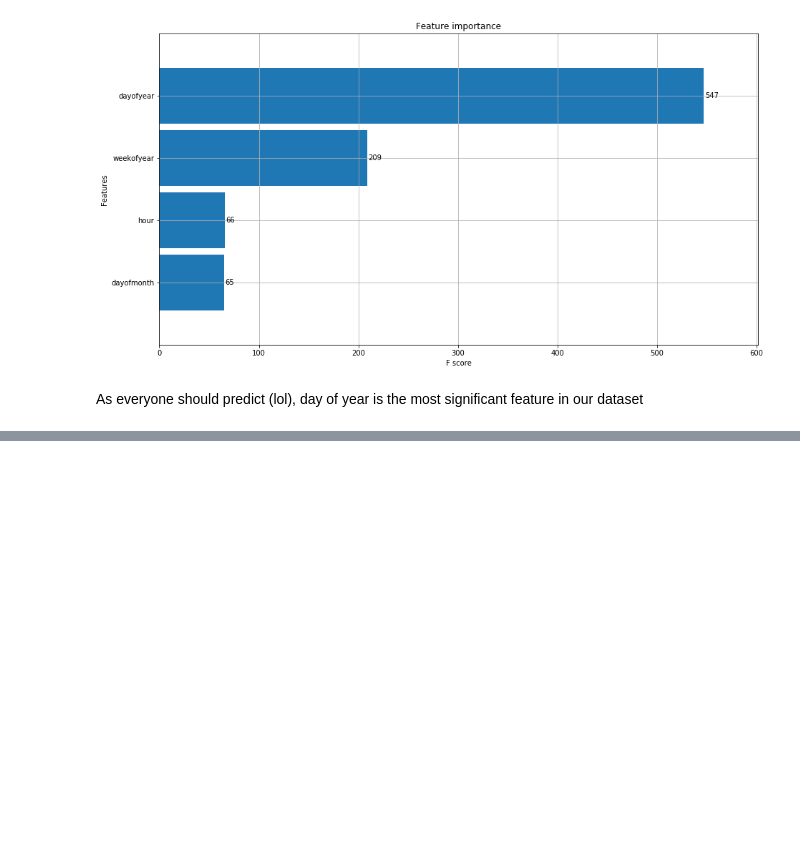
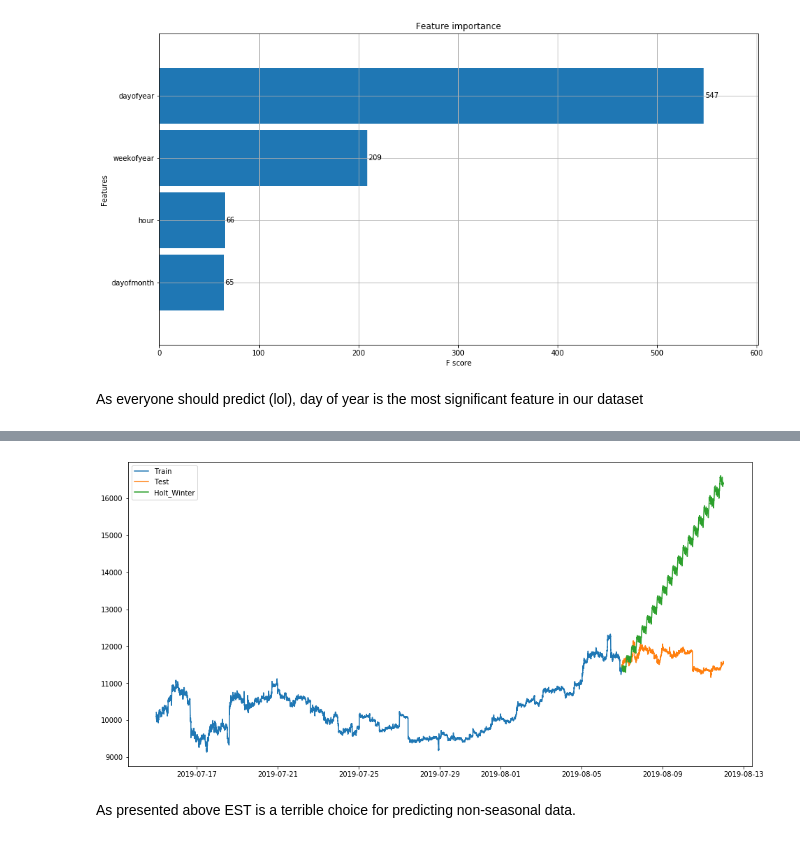
Before and after one commit to mwoss/timeseries-decision-trees, a Jupyter notebook: crypto_forcasting.ipynb, the cells around one changed output, grey strips where cells are left out. Saved outputs shown, nothing was run; the diff lists cells and outputs as text; code cells hidden in the pictures; blank space fills up the shorter version.

```diff
--- a/crypto_forcasting.ipynb
+++ b/crypto_forcasting.ipynb
@@ -176,13 +213,16 @@ from statsmodels.tsa.holtwinters import SimpleExpSmoothing, Holt, ExponentialSmo
 # %%
-y_hat_avg = bitcoin_test.copy()
-fit1 = ExponentialSmoothing(np.asarray(bitcoin_train['High']), seasonal_periods=7, trend='add', seasonal='mul').fit()
+y_hat_avg = bitcoin_test_smaller.copy()
+fit1 = ExponentialSmoothing(np.asarray(bitcoin_train_smaller['High']), seasonal_periods=365, trend='add', seasonal='mul').fit()
 
-# fit1 = ExponentialSmoothing(np.asarray(co_train['avg_measurement']) ,seasonal_periods=4 ,trend='add', seasonal='add',).fit()
-y_hat_avg['Holt_Winter'] = fit1.forecast(len(bitcoin_test))
+y_hat_avg['Holt_Winter'] = fit1.forecast(len(bitcoin_test_smaller))
 # %%
 plt.figure(figsize=(16,8))
-plt.plot(bitcoin_train['Timestamp'], bitcoin_train['High'], label='Train')
-plt.plot(bitcoin_test['Timestamp'], bitcoin_test['High'], label='Test')
-plt.plot(bitcoin_test['Timestamp'], y_hat_avg['Holt_Winter'], '-', label='Holt_Winter')
+plt.plot(bitcoin_train_smaller['Timestamp'], bitcoin_train_smaller['High'], label='Train')
+plt.plot(bitcoin_test_smaller['Timestamp'], bitcoin_test_smaller['High'], label='Test')
+plt.plot(bitcoin_test_smaller['Timestamp'], y_hat_avg['Holt_Winter'], '-', label='Holt_Winter')
 plt.legend(loc='best')
 plt.show()
+# %% [output]
+[figure, added]
+# %% [markdown]
+As presented above EST is a terrible choice for predicting non-seasonal data.
```
Also changed, not shown: parts of 15 cells of this notebook, 5 other files.
